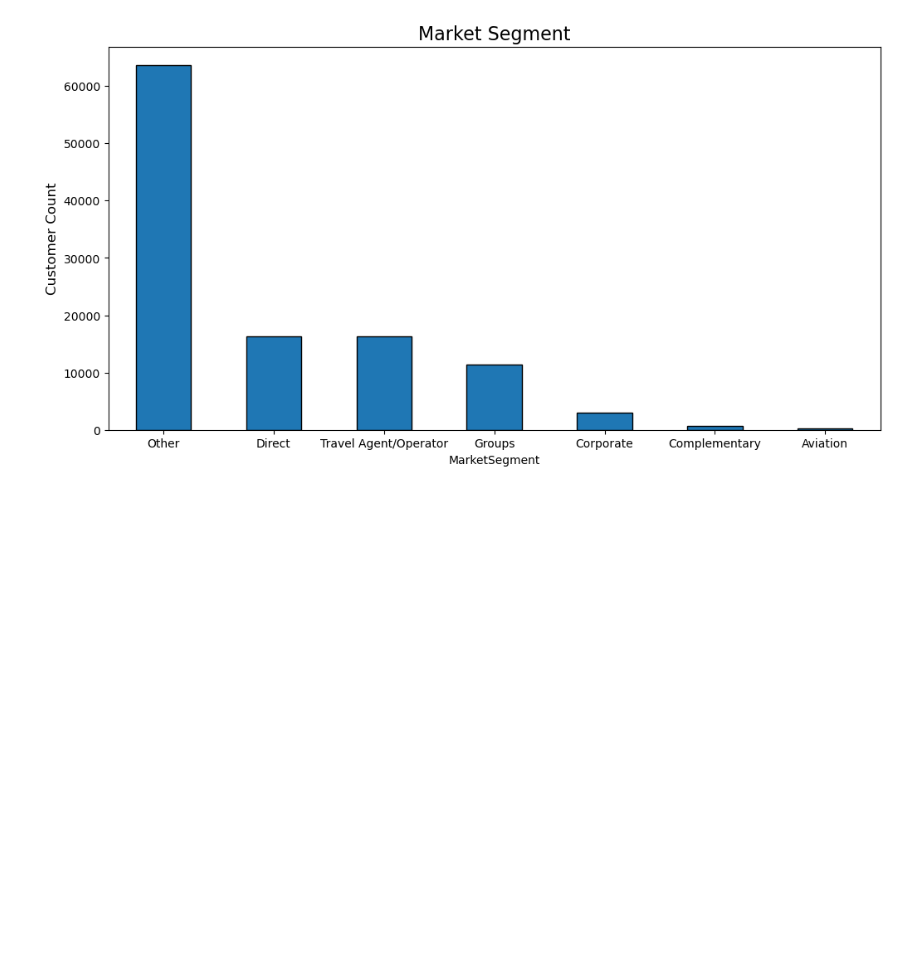
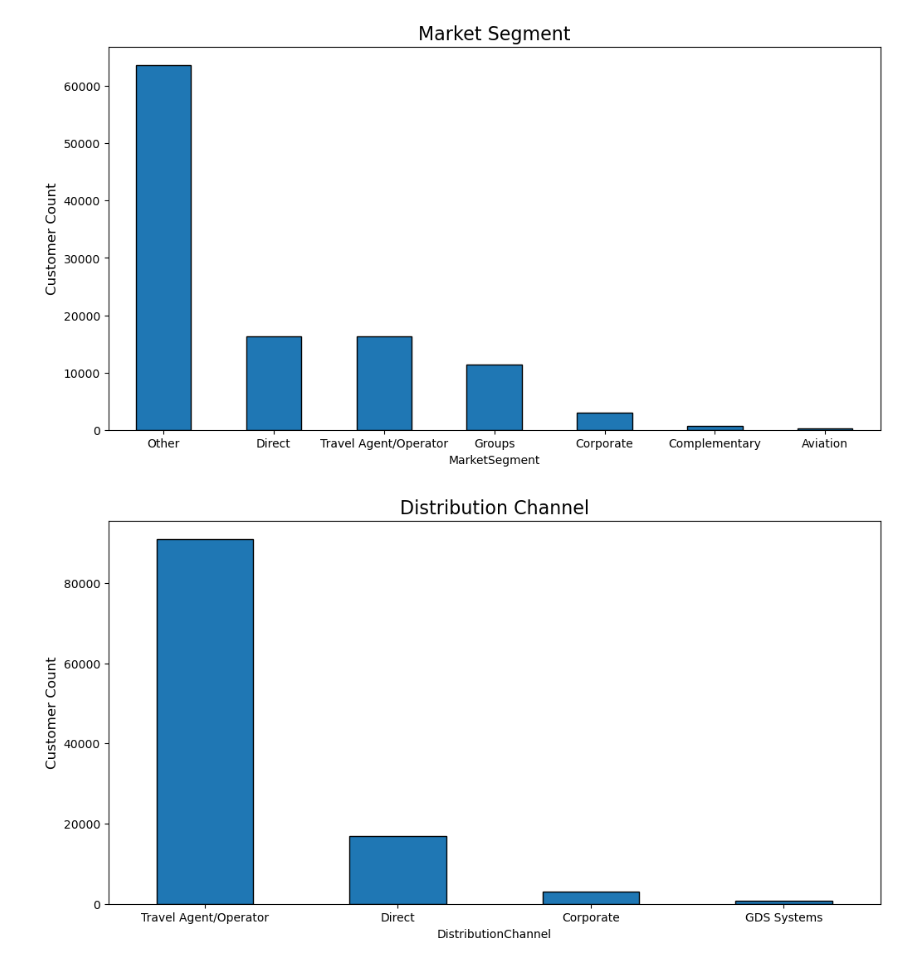
Before and after one commit to RubenCMarques/Hotel-Customer-Segmentation, a Jupyter notebook: Notebooks/Main_notebook.ipynb, the cells around one changed output. Drawn from its saved outputs; the diff is of its cells as text; code cells hidden in the pictures; blank space fills up the shorter version.

```diff
--- a/Notebooks/Main_notebook.ipynb
+++ b/Notebooks/Main_notebook.ipynb
@@ -388,3 +388,17 @@ plt.xticks(rotation=0)
 plt.show()
 # %% [output]
 [figure]
+# %%
+# Plot a bar chart
+plt.figure(figsize=(12, 6))
+
+distribution_channel = data["DistributionChannel"].value_counts()
+
+distribution_channel.plot(kind="bar", edgecolor="black")
+
+plt.title("Distribution Channel", fontsize=16)
+plt.ylabel("Customer Count", fontsize=12)
+plt.xticks(rotation=0)
+plt.show()
+# %% [output]
+[figure, added]
```
Also changed, not shown: parts of 5 cells of this notebook.
